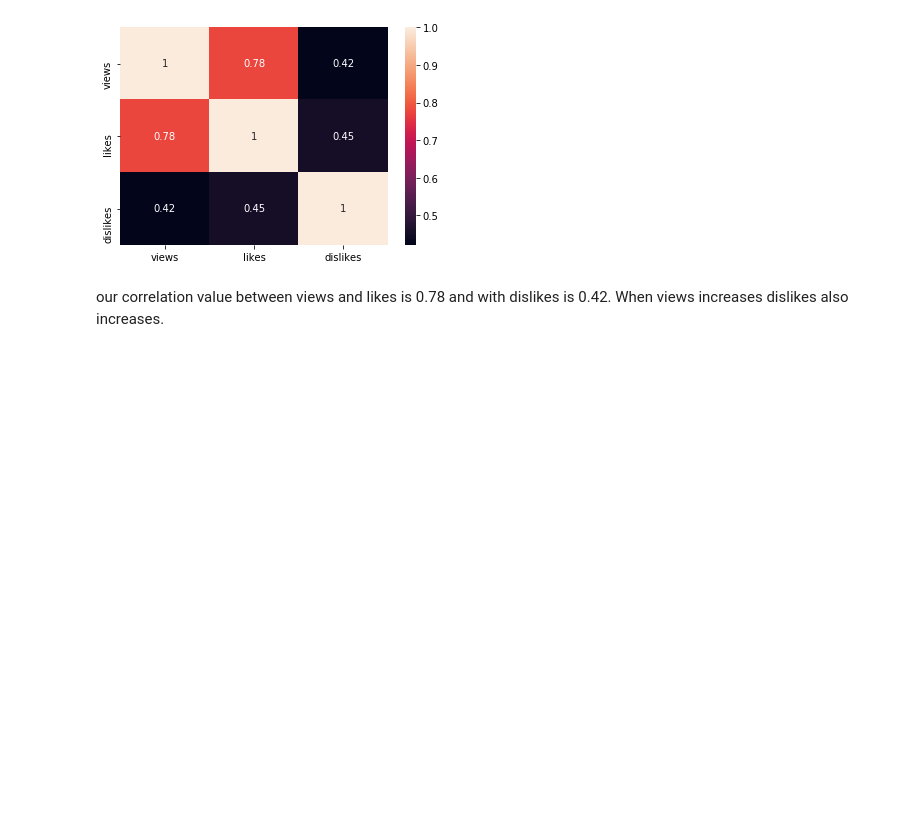
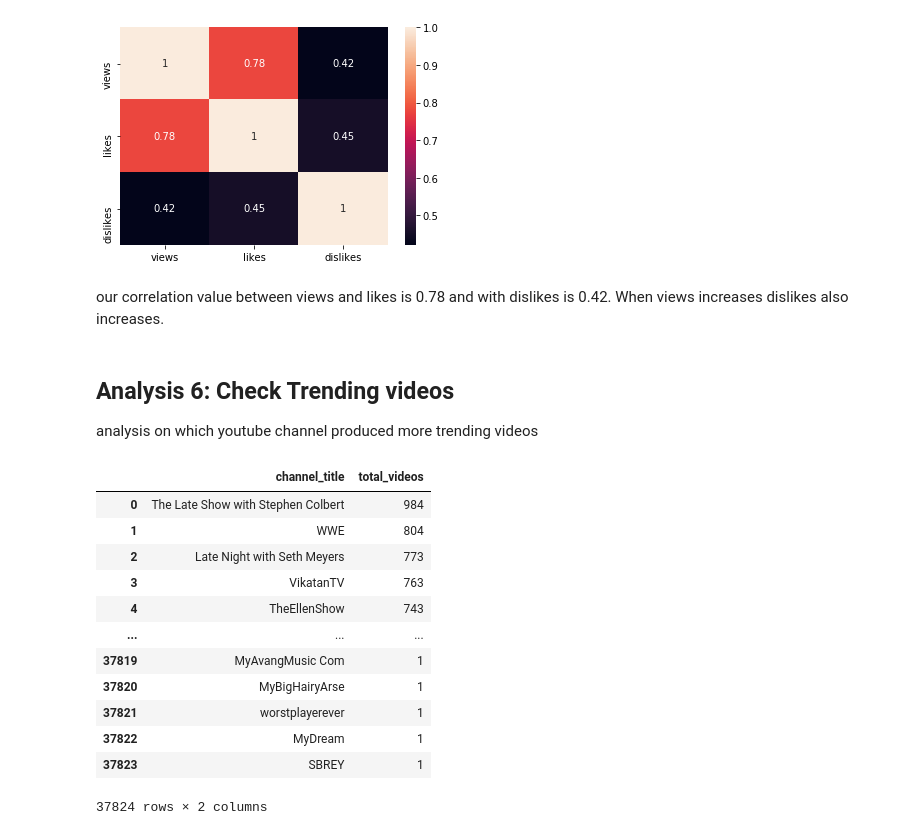
Before and after one commit to MiskaturRahman/Data-Science-PortFolio, a Jupyter notebook: youtube Case study/youtube_analysis.ipynb, the cells around one changed output. Saved outputs shown, nothing was run; the diff lists cells and outputs as text; code cells hidden in the pictures; blank space fills up the shorter version.

Commit message:
most channels with trending videos

```diff
--- a/youtube Case study/youtube_analysis.ipynb
+++ b/youtube Case study/youtube_analysis.ipynb
@@ -497,3 +497,25 @@ sns.heatmap(full_df[['views','likes','dislikes']].corr(),annot=True)
 [figure]
 # %% [markdown]
 our correlation value between views and likes is 0.78 and with dislikes is 0.42. When views increases dislikes also increases.
+# %% [markdown]
+Analysis 6: Check Trending videos
+------------------------------------------------------------------------------------------------
+analysis on which youtube channel produced more trending videos
+# %%
+# returns number of videos per channel in descending order as dataframe with index
+channel_df = full_df.groupby('channel_title')['video_id'].count().sort_values(ascending=False).to_frame().reset_index().rename(columns={'video_id':'total_videos'})
+channel_df
+# %% [output]
+|  | channel_title | total_videos |
+| 0 | The Late Show with Stephen Colbert | 984 |
+| 1 | WWE | 804 |
+| 2 | Late Night with Seth Meyers | 773 |
+| 3 | VikatanTV | 763 |
+| 4 | TheEllenShow | 743 |
+| ... | ... | ... |
+| 37819 | MyAvangMusic Com | 1 |
+| 37820 | MyBigHairyArse | 1 |
+| 37821 | worstplayerever | 1 |
+| 37822 | MyDream | 1 |
+| 37823 | SBREY | 1 |
+37824 rows × 2 columns
```
Also changed, not shown: parts of 2 cells of this notebook.
